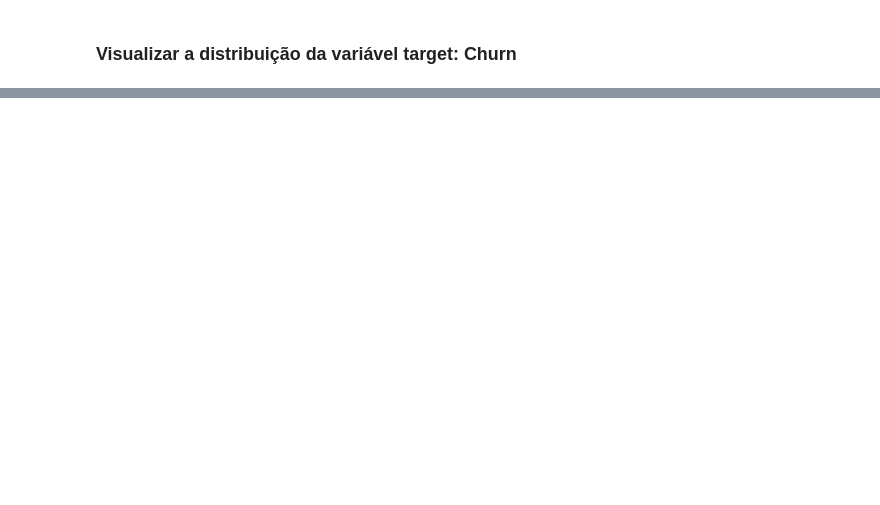
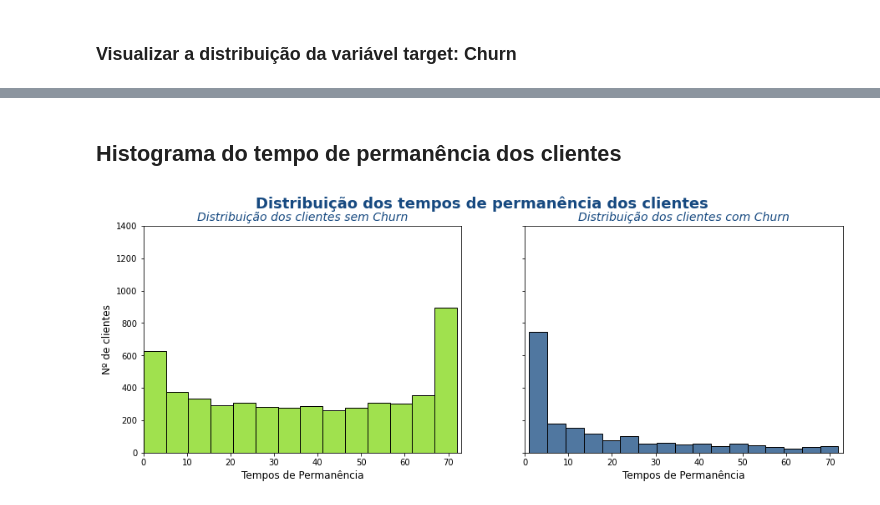
Before and after one commit to duartejr/challenge_data_science_alura_voz, a Jupyter notebook: semana_2_analise_variavel_churn.ipynb, the cells around one changed output, grey strips where cells are left out. Saved outputs shown, nothing was run; the diff lists cells and outputs as text; code cells hidden in the pictures; blank space fills up the shorter version.

```diff
--- a/semana_2_analise_variavel_churn.ipynb
+++ b/semana_2_analise_variavel_churn.ipynb
@@ -340,0 +76,6 @@ sns.countplot(y='fatura_online', data=clientes_churn, orient='horizontal')
+# %% [markdown]
+## Histograma do tempo de permanência dos clientes
+# %%
+plot_histogramas(dados, x_col='tempo_permanencia', xlabel='Tempos de Permanência', xlim=(0, 73))
+# %% [output]
+[figure, added]
```
Also changed, not shown: parts of 55 cells of this notebook.
